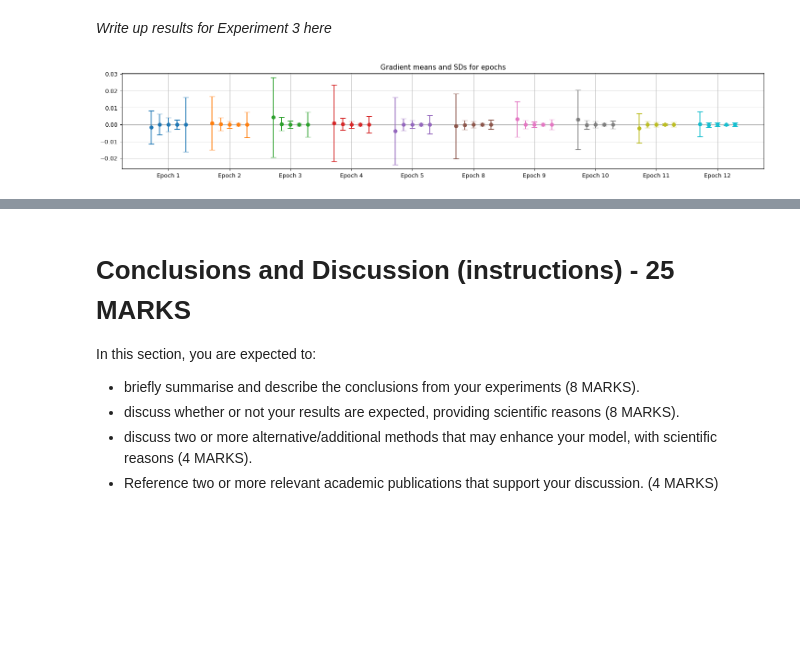
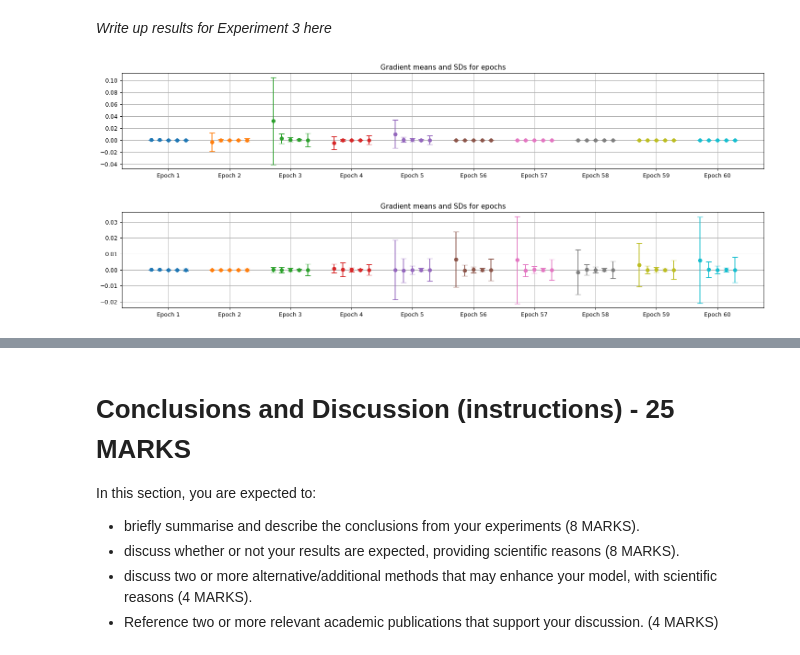
Before and after one commit to Guy29/CIFAR-10-experiments, a Jupyter notebook: 267649.ipynb, the cells around one changed output, grey strips where cells are left out. Cells and saved outputs as stored; diff of their text form; code cells hidden in the pictures; blank space fills up the shorter version.

Commit message:
All plots generated

```diff
--- a/267649.ipynb
+++ b/267649.ipynb
@@ -344,7 +344,7 @@ def plot_metrics(metrics):
 # Function to plot the means and standard deviations of layer gradients
 # based on output of train_and_test()
 
-def plot_gradient_stats(metrics):
+def plot_gradient_stats(metrics, max_epochs=None):
 
     """
     Plots the means and standard deviations of layer gradients based on
@@ -353,6 +353,14 @@ def plot_gradient_stats(metrics):
 
     # Unpack metrics
     train_losses, test_losses, accuracies, gradient_stats, num_epochs, num_batches, num_datapoints = metrics
+
+    # If max_epochs is set, truncate the metrics
+    if max_epochs:
+        num_epochs     = min(num_epochs, max_epochs)
+        num_datapoints = num_epochs * num_batches
+        train_losses   = train_losses[:num_datapoints]
+        test_losses    = test_losses [:num_datapoints]
+        accuracies     = accuracies  [:num_datapoints]
 
     # Get means, standard deviations, and epoch numbers for first and last 5 epochs
     gradient_stats = gradient_stats[::num_batches]
@@ -719 +712,37 @@ plt.show()
+# %%
+# Load results saved from previous runs
+with open('results.pickle','rb+') as f:  results = pickle.load(f)
+
+# Function to get the accuracy of the model at the end of training
+def last_accuracy(metrics): return metrics[2][-1]
+
+# Get the metrics for the best performing zero dropout model
+best_no_dropout_metrics = max(results['dropout_rate'][0.0], key = last_accuracy)
+
+# Plot its gradient stats
+plot_gradient_stats(best_no_dropout_metrics, max_epochs=60)
+
+# Collect all the metrics for models with non-zero dropout
+all_dropout_metrics = results['dropout_rate'][0.1] + results['dropout_rate'][0.2] + \
+                      results['dropout_rate'][0.3] + results['dropout_rate'][0.4]
+
+# Get the metrics for the best performing non-zero dropout model
+best_dropout_metrics = max(all_dropout_metrics, key = last_accuracy)
+
+# Plot its gradient stats
+plot_gradient_stats(best_dropout_metrics, max_epochs=60)
+
+# Plot the learning curves for these two models
+
+# Create a 1x2 grid of subplots
+fig, axes = plt.subplots(nrows=1, ncols=2, figsize=(20,5))
+
+plot_metrics_to_axes(best_no_dropout_metrics, axes[0], ticks=('left','bottom','right'), labels=True, legend=True, show_unsmoothed=True, annotate=True, max_epochs=60)
+plot_metrics_to_axes(best_dropout_metrics, axes[1], ticks=('left','bottom','right'), labels=True, legend=True, show_unsmoothed=True, annotate=True, max_epochs=60)
+
+plt.tight_layout(rect=[0, 0, 1, 0.93])
+plt.show()
+# %% [output]
+[figure, added]
+[figure, added]
 # %%
@@ -726,4 +760,0 @@ my_nn_metrics = train_and_test(my_nn, train_set, test_set, 50, loss_fn, optimize
-# %%
-plot_gradient_stats(my_nn_metrics)
-# %% [output]
-[figure, removed]
```
Also changed, not shown: parts of 4 cells of this notebook.
